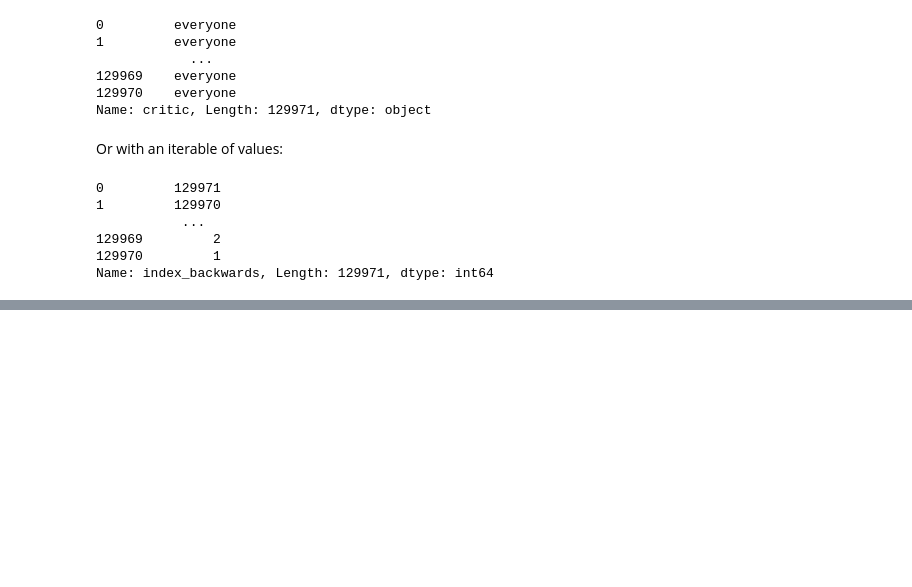
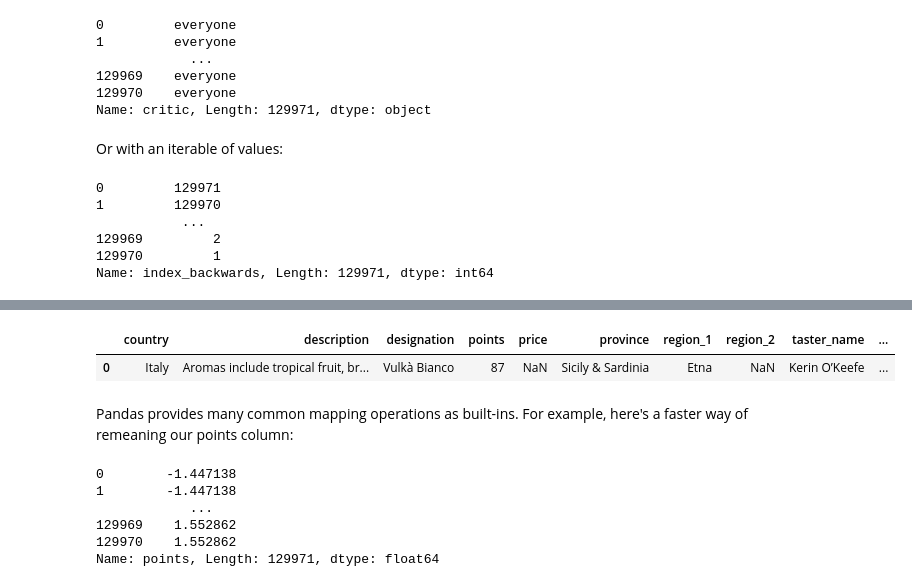
Before and after one commit to Shahid1993/python-learning-notebooks, a Jupyter notebook: Pandas.ipynb, the cells around one changed output, grey strips where cells are left out. Cells and saved outputs as stored; diff of their text form; code cells hidden in the pictures; blank space fills up the shorter version.

Commit message:
Pandas Summary Functions and Maps

```diff
--- a/Pandas.ipynb
+++ b/Pandas.ipynb
@@ -328,0 +434,17 @@ Name: index_backwards, Length: 129971, dtype: int64
+# %%
+wine_reviews.head(1)
+# %% [output]
+|  | country | description | designation | points | price | province | region_1 | region_2 | taster_name | ... |
+| 0 | Italy | Aromas include tropical fruit, br... | Vulkà Bianco | 87 | NaN | Sicily & Sardinia | Etna | NaN | Kerin O’Keefe | ... |
+# %% [markdown]
+Pandas provides many common mapping operations as built-ins. For example, here's a faster way of remeaning our points column:
+# %%
+review_points_mean = wine_reviews.points.mean()
+wine_reviews.points - review_points_mean
+# %% [output]
+0        -1.447138
+1        -1.447138
+            ...
+129969    1.552862
+129970    1.552862
+Name: points, Length: 129971, dtype: float64
```
Also changed, not shown: parts of 26 cells of this notebook, 1 other file.
